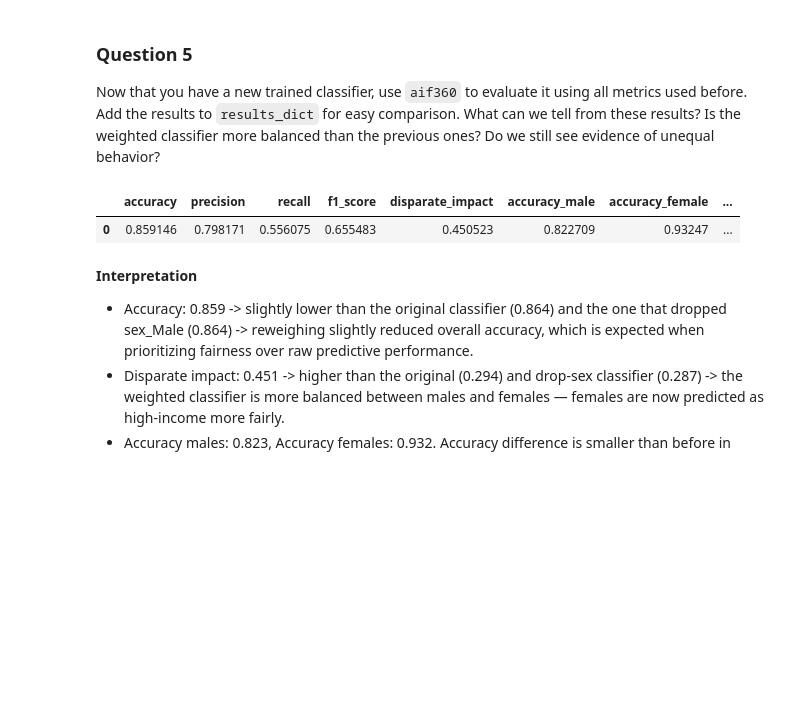
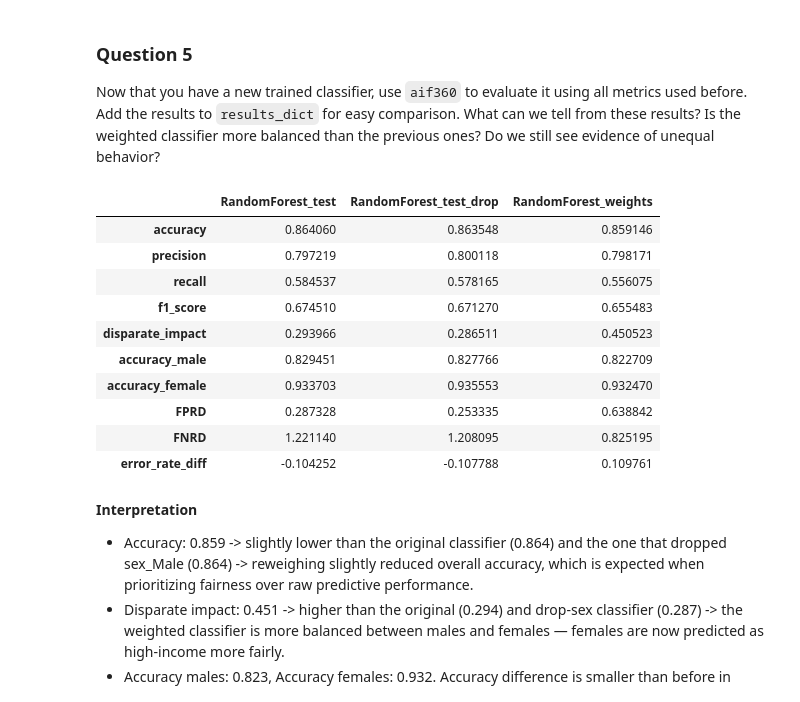
Before and after one commit to lunamgulec/DSCI430-assign4, a Jupyter notebook: Module4aif360.ipynb, the cells around one changed output. Cells and saved outputs as stored; diff of their text form; code cells hidden in the pictures; blank space fills up the shorter version.

```diff
--- a/Module4aif360.ipynb
+++ b/Module4aif360.ipynb
@@ -510,11 +516,19 @@ metric_drop = ClassificationMetric(
 )
 # %%
 # 4. Compute main metrics
-results_drop_dict = {
+results_dict["RandomForest_test_drop"] = {
     "accuracy": metric_drop.accuracy(),
+    "precision": metric_drop.precision(),
+    "recall": metric_drop.recall(),
+    "f1_score": 2 * (metric_drop.precision() * metric_drop.recall()) / (metric_drop.precision() + metric_drop.recall())
+                if (metric_drop.precision() + metric_drop.recall()) > 0 else 0,
     "disparate_impact": metric_drop.disparate_impact(),
     "accuracy_male": metric_drop.accuracy(privileged=True),
     "accuracy_female": metric_drop.accuracy(privileged=False),
+    "FPRD": metric_drop.false_positive_rate_ratio(),
+    "FNRD": metric_drop.false_negative_rate_ratio(),
+    "error_rate_diff": (1 - metric_drop.accuracy(privileged=False)) - (1 - metric_drop.accuracy(privileged=True))
 }
-pd.DataFrame([results_drop_dict])
+
+pd.DataFrame(results_dict)
 # %% [output]
@@ -622,24 +633,32 @@ error_rate_diff = acc_female - acc_male
 # %%
 # 3. Save results
-
-results_dict_weights = {
-    "accuracy": accuracy,
-    "precision": precision,
-    "recall": recall,
-    "f1_score": f1_score,
-    "disparate_impact": disparate_impact,
-    "accuracy_male": acc_male,
-    "accuracy_female": acc_female,
-    "fpr_disparity": fpr_disparity,
-    "fnr_disparity": fnr_disparity,
-    "error_rate_diff": error_rate_diff
+results_dict["RandomForest_weights"] = {
+    "accuracy": metric_weights.accuracy(),
+    "precision": metric_weights.precision(),
+    "recall": metric_weights.recall(),
+    "f1_score": 2 * (metric_weights.precision() * metric_weights.recall()) / (metric_weights.precision() + metric_weights.recall())
+                if (metric_weights.precision() + metric_weights.recall()) > 0 else 0,
+    "disparate_impact": metric_weights.disparate_impact(),
+    "accuracy_male": metric_weights.accuracy(privileged=True),
+    "accuracy_female": metric_weights.accuracy(privileged=False),
+    "FPRD": metric_weights.false_positive_rate_ratio(),
+    "FNRD": metric_weights.false_negative_rate_ratio(),
+    "error_rate_diff": metric_weights.accuracy(privileged=False) - metric_weights.accuracy(privileged=True)
 }
 
-df_results_weights = pd.DataFrame([results_dict_weights])
-df_results_weights
+pd.DataFrame(results_dict)
 # %% [output]
-|  | accuracy | precision | recall | f1_score | disparate_impact | accuracy_male | accuracy_female | ... |
-| 0 | 0.859146 | 0.798171 | 0.556075 | 0.655483 | 0.450523 | 0.822709 | 0.93247 | ... |
+|  | RandomForest_test | RandomForest_test_drop | RandomForest_weights |
+| accuracy | 0.864060 | 0.863548 | 0.859146 |
+| precision | 0.797219 | 0.800118 | 0.798171 |
+| recall | 0.584537 | 0.578165 | 0.556075 |
+| f1_score | 0.674510 | 0.671270 | 0.655483 |
+| disparate_impact | 0.293966 | 0.286511 | 0.450523 |
+| accuracy_male | 0.829451 | 0.827766 | 0.822709 |
+| accuracy_female | 0.933703 | 0.935553 | 0.932470 |
+| FPRD | 0.287328 | 0.253335 | 0.638842 |
+| FNRD | 1.221140 | 1.208095 | 0.825195 |
+| error_rate_diff | -0.104252 | -0.107788 | 0.109761 |
 # %% [markdown]
 **Interpretation**
 - Accuracy: 0.859 -> slightly lower than the original classifier (0.864) and the one that dropped sex_Male (0.864) -> reweighing slightly reduced overall accuracy, which is expected when prioritizing fairness over raw predictive performance.
```
Also changed, not shown: parts of 9 cells of this notebook.
